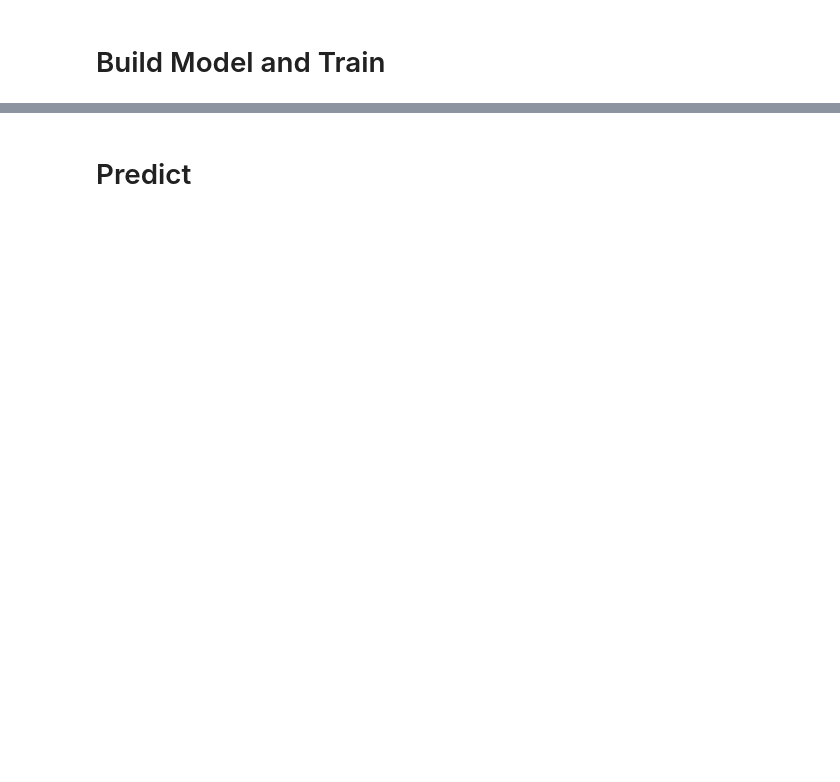
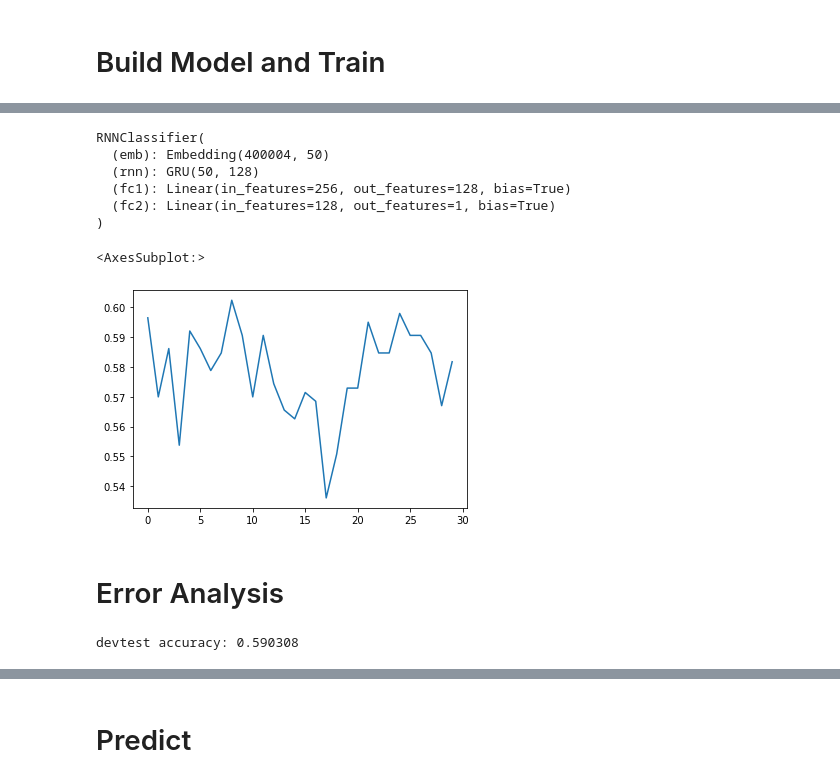
Before and after one commit to RuolinZheng08/ttic31190-natural-language-processing, a Jupyter notebook: hw4/rnn-classifier.ipynb, the cells around one changed output, grey strips where cells are left out. Drawn from its saved outputs; the diff is of its cells as text; code cells hidden in the pictures; blank space fills up the shorter version.

```diff
--- a/hw4/rnn-classifier.ipynb
+++ b/hw4/rnn-classifier.ipynb
@@ -164,7 +167,7 @@ class RNNClassifier(nn.Module):
         out = torch.sigmoid(self.fc2(out))
         return out
 # %%
-def train(model, train_df, dev_df, device, n_epochs=10):
+def train(model, train_df, dev_df, device, n_epochs=30):
     loss_func = nn.BCELoss()
     optimizer = optim.Adam(model.parameters(), lr=0.001)
     # record training stats
@@ -173,12 +176,11 @@ def train(model, train_df, dev_df, device, n_epochs=10):
     losses = []
     dev_accu_list = []
 
-    progress_bar_outer = trange(1, n_epochs + 1)
-    for epoch in progress_bar_outer:
+    pbar = tqdm(total=n_epochs * len(train_df), desc='training', leave=True)
+    for epoch in range(n_epochs):
         epoch_loss = 0
-
-        progress_bar_inner = trange(len(train_df))
-        for idx in progress_bar_inner:
+        for idx in range(len(train_df)):
+            pbar.update(1)
             first = train_df.line1_num[idx].unsqueeze(1).to(device)
             second = train_df.line2_num[idx].unsqueeze(1).to(device)
             label = train_df.is_paraphrase[idx]
@@ -190,15 +192,15 @@ def train(model, train_df, dev_df, device, n_epochs=10):
             loss = loss_func(out, label)
             loss.backward()
             optimizer.step()
-            progress_bar_inner.set_description('Minibatch loss {:4f}'.format(loss.item()))
         # end of epoch, evaluate on dev
         model.eval()
         with torch.no_grad():
             dev_preds = eval(model, dev_df, device)
-            dev_accu = accuarcy_score(dev_preds)
+            dev_accu = accuracy_score(dev_df.is_paraphrase, dev_preds)
         model.train()
-        progress_bar_outer.set_description(
+        pbar.set_description(
             'Epoch {}: dev_accu: {:4f}'.format(epoch, dev_accu))
+        pbar.refresh()
         # save model
         if dev_accu > best_dev_accu:
             best_dev_accu = dev_accu
@@ -207,7 +209,7 @@ def train(model, train_df, dev_df, device, n_epochs=10):
         # record stats
         losses.append(epoch_loss)
         dev_accu_list.append(dev_accu)
-
+    pbar.close()
     loss_accu_df = pd.DataFrame({
         'epoch': range(1, n_epochs + 1),
         'loss': losses,
@@ -296,4 +308,12 @@ torch.save(best_model.state_dict(), 'data/best_model.pth')
 # %%
-loaded = RNNClassifier(pretrained_emb=loader.dataset.vocab.embedding)
-loaded.load_state_dict(torch.load('data/best_model.pth'))
+loaded = RNNClassifier(pretrained_emb=vocab.embedding)
+loaded.load_state_dict(torch.load('output/best_model.pth'))
+loaded = loaded.to(device)
 loaded.eval()
+# %% [output]
+RNNClassifier(
+  (emb): Embedding(400004, 50)
+  (rnn): GRU(50, 128)
+  (fc1): Linear(in_features=256, out_features=128, bias=True)
+  (fc2): Linear(in_features=128, out_features=1, bias=True)
+)
@@ -301,0 +320,13 @@ df.to_csv('output/rnn_results.csv', index=False)
+# %%
+df.dev_accu.plot()
+# %% [output]
+<AxesSubplot:>
+[figure, added]
+# %% [markdown]
+# Error Analysis
+# %%
+preds = eval(loaded, devtest_df, device)
+print('devtest accuracy: {:4f}'.format(
+    accuracy_score(devtest_df.is_paraphrase, preds)))
+# %% [output]
+devtest accuracy: 0.590308
```
Also changed, not shown: parts of 15 cells of this notebook.
